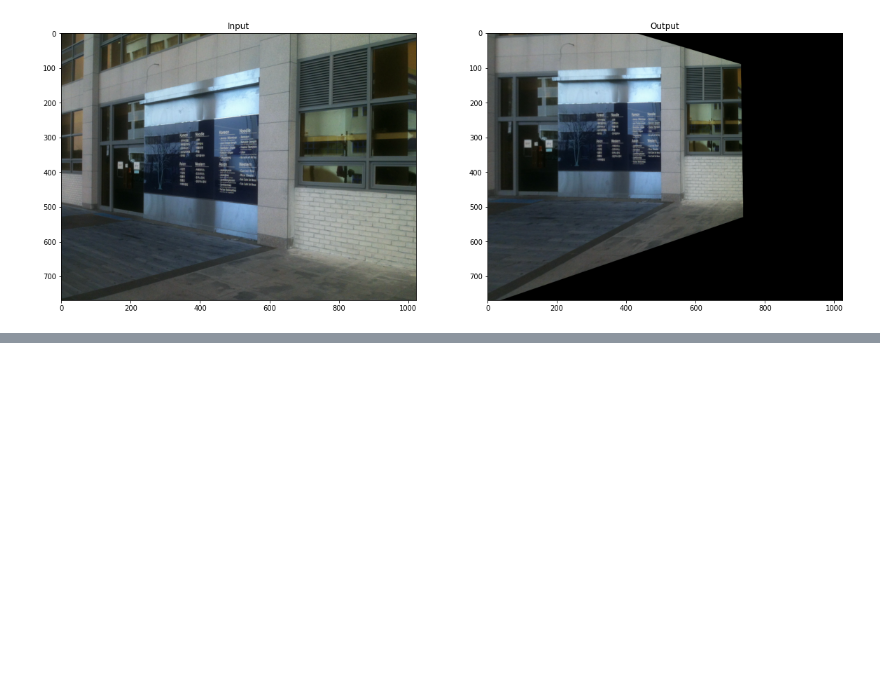
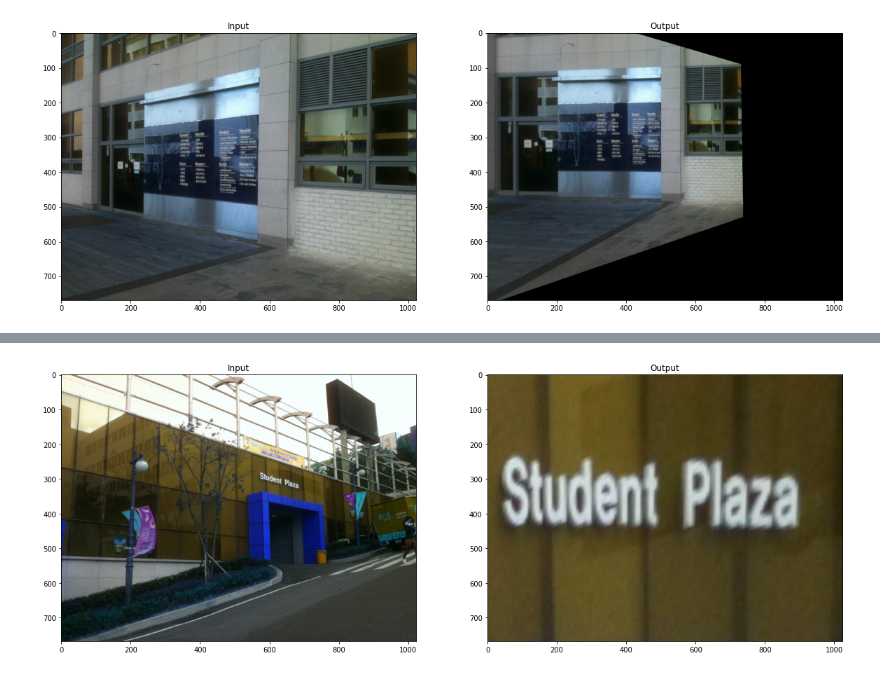
Before and after one commit to youhavetopay/ComputerVision2021, a Jupyter notebook: HW4.ipynb, the cells around one changed output, grey strips where cells are left out. Saved outputs shown, nothing was run; the diff lists cells and outputs as text; code cells hidden in the pictures; blank space fills up the shorter version.

```diff
--- a/HW4.ipynb
+++ b/HW4.ipynb
@@ -38,0 +39,16 @@ plt.show()
+# %%
+img = cv2.imread('dsu5.jpg')
+rows,cols,ch = img.shape
+
+pts1 = np.float32([[566,257],[564,332],[695,295],[700,360]]) # 좌상, 좌하, 우상, 우하
+pts2 = np.float32([[0,0],[0,768],[1024,0],[1024,768]]) # 이동할 위치
+M = cv2.getPerspectiveTransform(pts1,pts2)
+dst = cv2.warpPerspective(img,M,(1024,768))
+
+plt.rcParams["figure.figsize"] = (20, 10)
+
+plt.subplot(121),plt.imshow(img),plt.title('Input')
+plt.subplot(122),plt.imshow(dst),plt.title('Output')
+plt.show()
+# %% [output]
+[figure, added]
```
Also changed, not shown: parts of 1 cell of this notebook.
